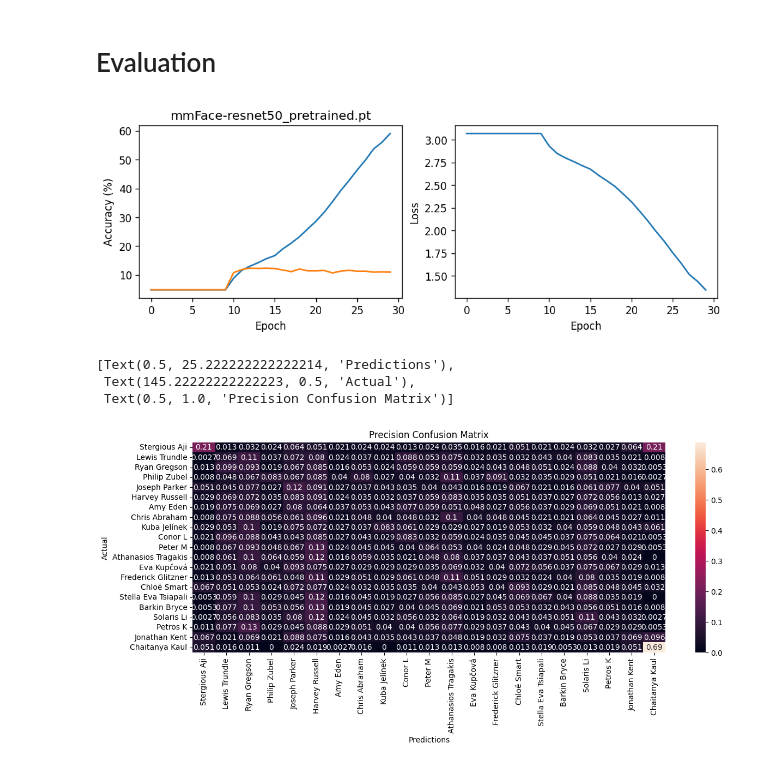
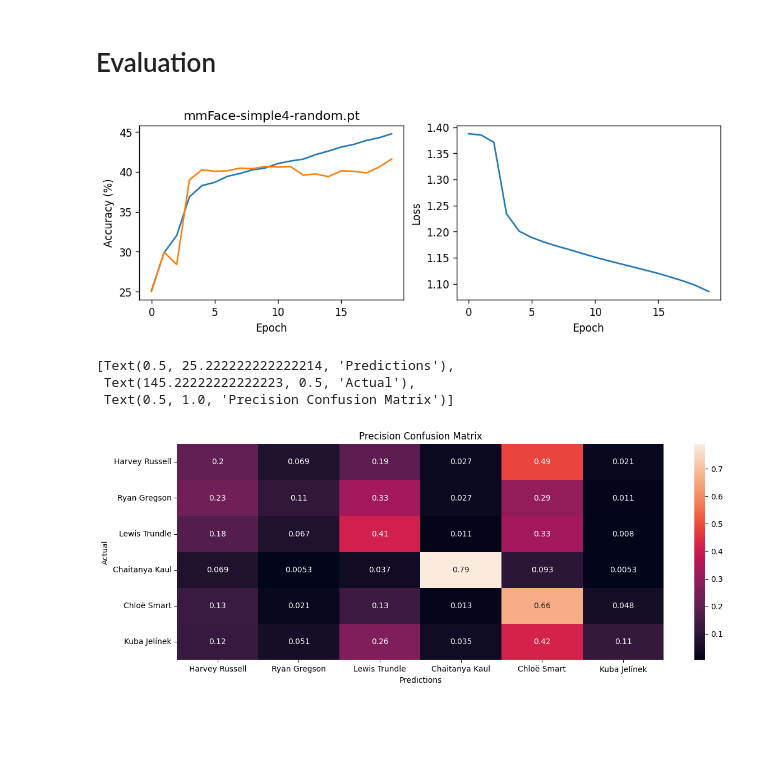
Before and after one commit to StergiousAji/mmFace-3D-Face-Recognition-using-RGB-and-mmWave-Radar, a Jupyter notebook: src/3DFR_Net/mmFace/mmFace.ipynb, the cells around one changed output. Cells and saved outputs as stored; diff of their text form; code cells hidden in the pictures; blank space fills up the shorter version.

```diff
--- a/src/3DFR_Net/mmFace/mmFace.ipynb
+++ b/src/3DFR_Net/mmFace/mmFace.ipynb
@@ -150,8 +165,14 @@ def load_history(model_path):
     checkpoint = torch.load(model_path)
     return checkpoint["loss_history"], checkpoint["train_acc"], checkpoint["val_acc"]
 
-frames = 250
+num_frames = 250
 # train, validation, test = load_dataset_DL(os.path.relpath("../../Soli/soli_realsense/data"), range(num_classes), batch_size=128, transform=Compose([normalise, ToTensor()]))
-# subjects = np.random.randint(0, num_classes, (4))
-train, validation, test = load_dataset(os.path.relpath("../../Soli/soli_realsense/data"), range(num_classes), batch_size=128)
+
+# subjects = [0, 3, 4, 9, 14, 20]
+subjects = sorted(np.random.choice(range(19), 4, replace=False))
+num_classes = len(subjects)
+experiments = list(range(15))
+lighting_only = experiments[:5] + experiments[10:]
+torch.cuda.empty_cache()
+train, validation, test = load_dataset(os.path.relpath("../../Soli/soli_realsense/data"), subjects, experiments=experiments, num_frames=num_frames, batch_size=128)
 # %% [output]
@@ -159,29 +192,29 @@ KeyboardInterrupt:
 # %% [markdown]
 ## Hyperparameters + Loss + Optimiser
 # %%
-# from cnn import MMFace_Padding, MMFace
+# from neural_nets import MMFace_Padding, MMFace
 
-num_epochs = 30
+num_epochs = 20
 learning_rate = 0.01
 
 # model = ResNet(ResidualBlock, [3, 4, 6, 3], num_classes).to(device)
-# model = MMFace(num_classes).to(device)
+model = MMFace(num_classes).to(device)
 
 # model = resnet18(weights=ResNet18_Weights.DEFAULT)
-model = resnet50(weights=ResNet50_Weights.DEFAULT)
-model.fc = nn.Linear(model.fc.in_features, num_classes)
+# model = resnet50(weights=ResNet50_Weights.DEFAULT)
+# model.fc = nn.Linear(model.fc.in_features, num_classes)
 
 # Loss + Optimiser
 criterion = nn.CrossEntropyLoss()
 optimiser = torch.optim.SGD(model.parameters(), lr=learning_rate, weight_decay=0.001, momentum=0.9)
 
-model_name = "mmFace-resnet50_pretrained.pt"
+model_name = f"mmFace-simple{num_classes}-random.pt"
 cur_epoch, loss_history, train_acc, val_acc = load_model(model_name, model, optimiser)
 
 # FINETUNING: FREEZE PRETRAINED PARAMETERS FOR FIRST FEW EPOCHS
-for param in model.parameters():
-    param.requires_grad = True
-model = model.to(device)
+# for param in model.parameters():
+#     param.requires_grad = True
+# model = model.to(device)
 
 if len(loss_history) > 0:
     print(f"{model_name}\n\tEpoch: {cur_epoch}\n\tLoss: {loss_history[-1]:.4f}\n\tTrain Accuracy: {train_acc[-1]:.4f}\n\tValidation Accuracy: {val_acc[-1]:.4f}")
@@ -283,4 +290,8 @@ for epoch in range(cur_epoch, num_epochs):
     model_checkpoint = torch.load(f"models/{model_name}")
     model_checkpoint["val_acc"].append(avg_val_acc)
     torch.save(model_checkpoint, f"models/{model_name}")
+
+    # Stop if overfitting
+    if avg_train_acc - avg_val_acc > 5:
+        break
 # %% [output]
@@ -385,26 +388,26 @@ axs[1].set_ylabel("Loss")
 axs[0].set_title(model_name)
 plt.show()
 # %% [output]
-[figure, old version]
+[figure, new version]
 # %%
 from sklearn.metrics import confusion_matrix
 import seaborn as sn
 import pandas as pd
 import sys
 sys.path.insert(1, "../../Soli/soli_realsense/")
 from names import anon_names
 
-subjects = anon_names
+subject_names = np.array(anon_names)[subjects]
 # subjects = range(num_classes)
 
 # Build confusion matrix
 cf_matrix = confusion_matrix(y_true, y_pred)
-df_cm = pd.DataFrame(cf_matrix / np.sum(cf_matrix, axis=1)[:, None], index=subjects, columns=subjects)
+df_cm = pd.DataFrame(cf_matrix / np.sum(cf_matrix, axis=1)[:, None], index=subject_names, columns=subject_names)
 plt.figure(figsize = (14, 5))
 heatmap = sn.heatmap(df_cm, annot=True)
 heatmap.set(xlabel ="Predictions", ylabel = "Actual", title ='Precision Confusion Matrix')
 # %% [output]
 [Text(0.5, 25.222222222222214, 'Predictions'),
  Text(145.22222222222223, 0.5, 'Actual'),
  Text(0.5, 1.0, 'Precision Confusion Matrix')]
-[figure, old version]
+[figure, new version]
```
Also changed, not shown: parts of 7 cells of this notebook, 6 other files.
